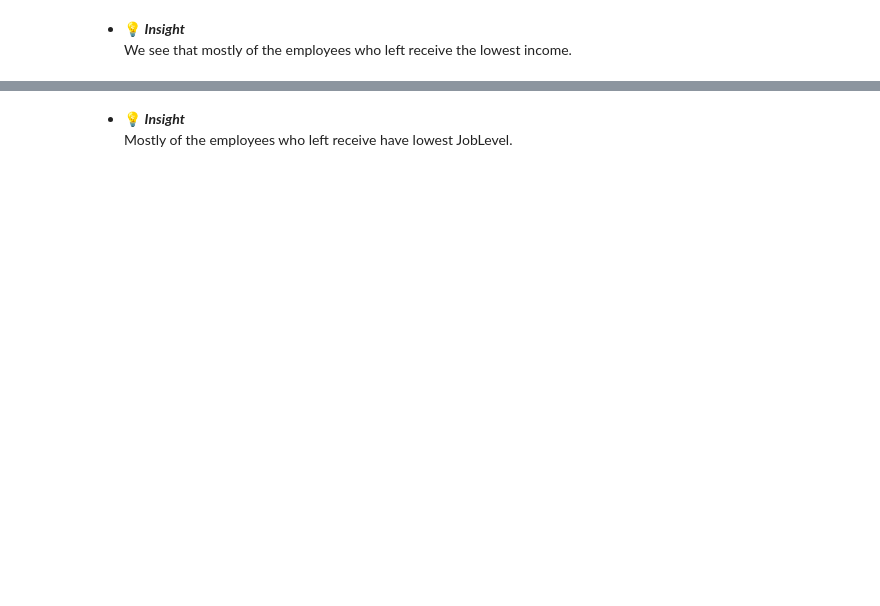
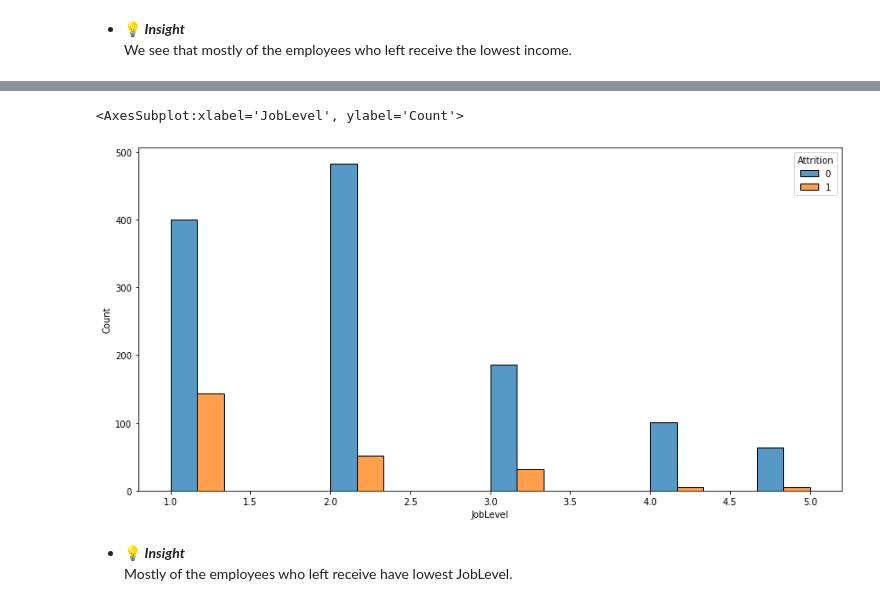
Before and after one commit to denisshiki/Human-Resources, a Jupyter notebook: human_resources.ipynb, the cells around one changed output, grey strips where cells are left out. Drawn from its saved outputs; the diff is of its cells as text; code cells hidden in the pictures; blank space fills up the shorter version.

```diff
--- a/human_resources.ipynb
+++ b/human_resources.ipynb
@@ -163,5 +164,6 @@ px.histogram(data, x ='MonthlyIncome', color = 'Attrition', barmode = 'group')
  - 💡 ***Insight*** <br>
 We see that mostly of the employees who left receive the lowest income.
 # %%
-px.histogram(data, x ='JobLevel', color = 'Attrition', barmode = 'group')
+plt.figure(figsize = (14,7))
+sns.histplot(data, x ='JobLevel', hue = 'Attrition', multiple="dodge")
 # %% [output]
@@ -169,3 +170,5 @@ px.histogram(data, x ='JobLevel', color = 'Attrition', barmode = 'group')
+<AxesSubplot:xlabel='JobLevel', ylabel='Count'>
+[figure, added]
 # %% [markdown]
  - 💡 ***Insight*** <br>
 Mostly of the employees who left receive have lowest JobLevel.
```
Also changed, not shown: parts of 4 cells of this notebook.
